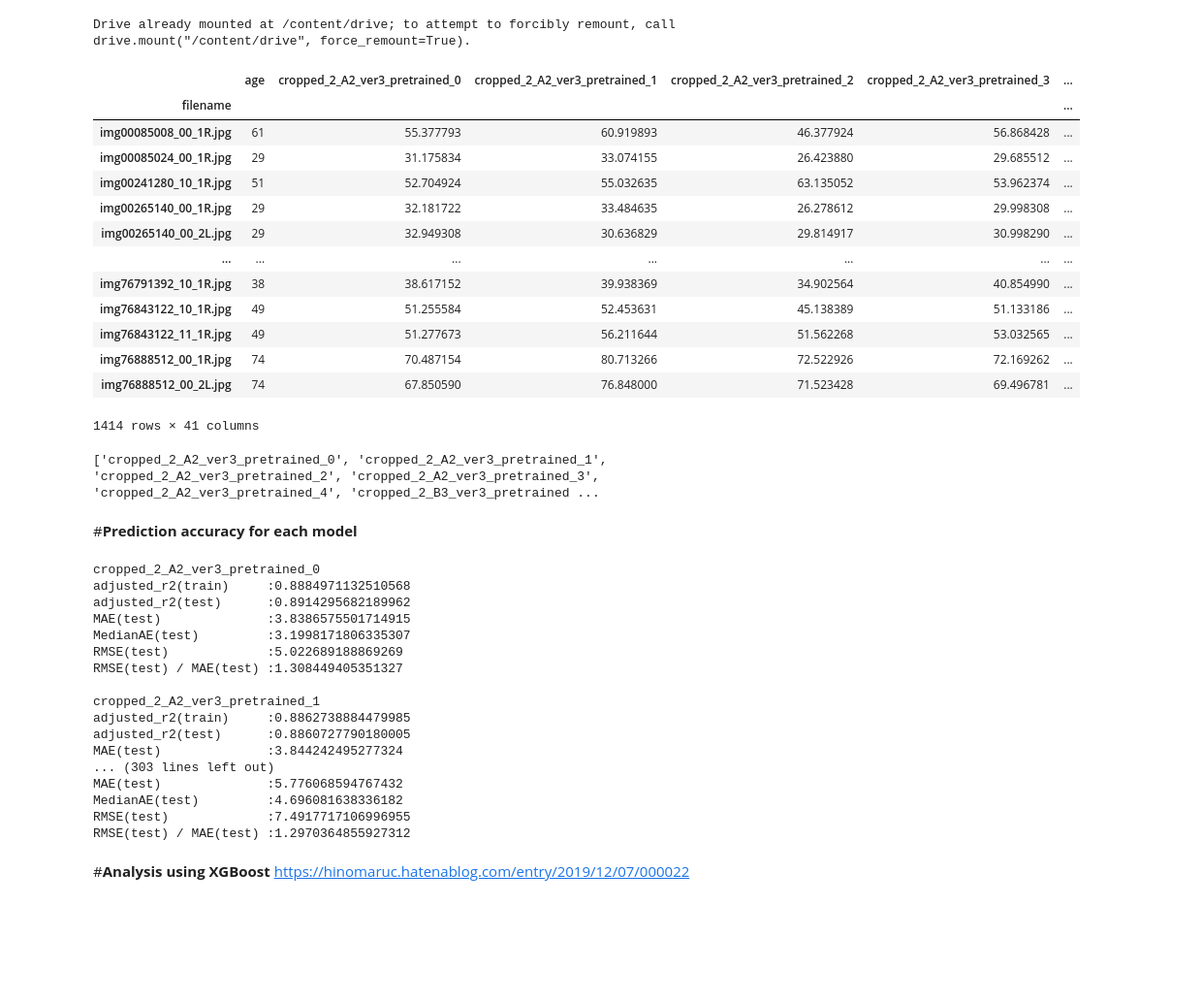
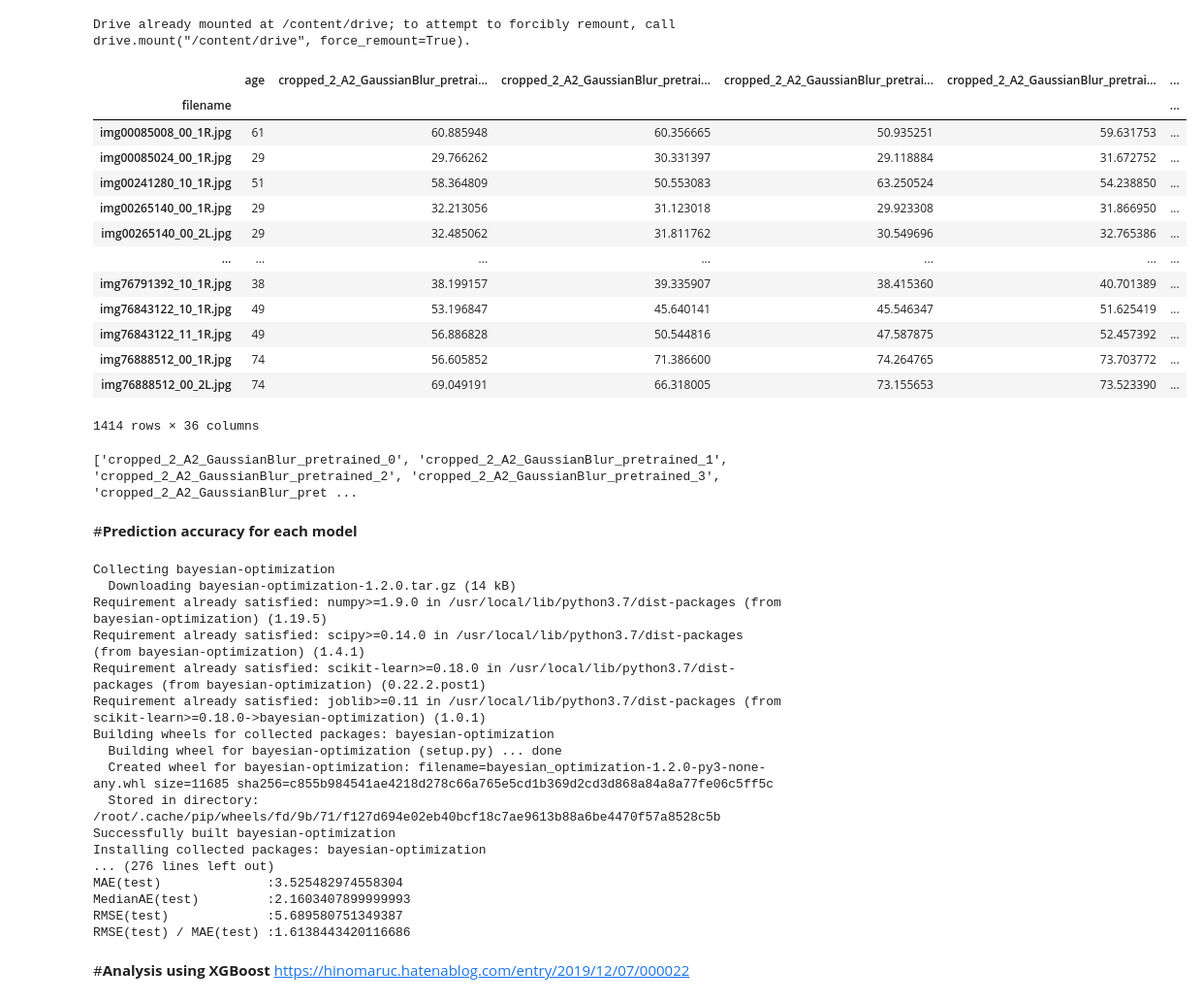
Before and after one commit to ykitaguchi77/FundusPhoto, a Jupyter notebook: RandomForest_and_XGBoost_1.2.ipynb, the cells around one changed output. Shown at 97% size. Saved outputs shown, nothing was run; the diff lists cells and outputs as text; code cells hidden in the pictures; blank space fills up the shorter version.

```diff
--- a/RandomForest_and_XGBoost_1.2.ipynb
+++ b/RandomForest_and_XGBoost_1.2.ipynb
@@ -9,25 +9,25 @@ Drive already mounted at /content/drive; to attempt to forcibly remount, call dr
 # %%
 import seaborn as sns
 import statsmodels.api as sm
 import pandas as pd
 
-df = pd.read_csv("/content/drive/MyDrive/Deep_learning/FundusPhoto/result_6.csv", index_col=0, sep=",")
+df = pd.read_csv("/content/drive/MyDrive/Deep_learning/FundusPhoto/result_5_GB.csv", index_col=0, sep=",")
 df
 # %% [output]
-|  | age | cropped_2_A2_ver3_pretrained_0 | cropped_2_A2_ver3_pretrained_1 | cropped_2_A2_ver3_pretrained_2 | cropped_2_A2_ver3_pretrained_3 | ... |
+|  | age | cropped_2_A2_GaussianBlur_pretrai... | cropped_2_A2_GaussianBlur_pretrai... | cropped_2_A2_GaussianBlur_pretrai... | cropped_2_A2_GaussianBlur_pretrai... | ... |
 | filename |  |  |  |  |  | ... |
-| img00085008_00_1R.jpg | 61 | 55.377793 | 60.919893 | 46.377924 | 56.868428 | ... |
-| img00085024_00_1R.jpg | 29 | 31.175834 | 33.074155 | 26.423880 | 29.685512 | ... |
-| img00241280_10_1R.jpg | 51 | 52.704924 | 55.032635 | 63.135052 | 53.962374 | ... |
-| img00265140_00_1R.jpg | 29 | 32.181722 | 33.484635 | 26.278612 | 29.998308 | ... |
-| img00265140_00_2L.jpg | 29 | 32.949308 | 30.636829 | 29.814917 | 30.998290 | ... |
+| img00085008_00_1R.jpg | 61 | 60.885948 | 60.356665 | 50.935251 | 59.631753 | ... |
+| img00085024_00_1R.jpg | 29 | 29.766262 | 30.331397 | 29.118884 | 31.672752 | ... |
+| img00241280_10_1R.jpg | 51 | 58.364809 | 50.553083 | 63.250524 | 54.238850 | ... |
+| img00265140_00_1R.jpg | 29 | 32.213056 | 31.123018 | 29.923308 | 31.866950 | ... |
+| img00265140_00_2L.jpg | 29 | 32.485062 | 31.811762 | 30.549696 | 32.765386 | ... |
 | ... | ... | ... | ... | ... | ... | ... |
-| img76791392_10_1R.jpg | 38 | 38.617152 | 39.938369 | 34.902564 | 40.854990 | ... |
-| img76843122_10_1R.jpg | 49 | 51.255584 | 52.453631 | 45.138389 | 51.133186 | ... |
-| img76843122_11_1R.jpg | 49 | 51.277673 | 56.211644 | 51.562268 | 53.032565 | ... |
-| img76888512_00_1R.jpg | 74 | 70.487154 | 80.713266 | 72.522926 | 72.169262 | ... |
-| img76888512_00_2L.jpg | 74 | 67.850590 | 76.848000 | 71.523428 | 69.496781 | ... |
+| img76791392_10_1R.jpg | 38 | 38.199157 | 39.335907 | 38.415360 | 40.701389 | ... |
+| img76843122_10_1R.jpg | 49 | 53.196847 | 45.640141 | 45.546347 | 51.625419 | ... |
+| img76843122_11_1R.jpg | 49 | 56.886828 | 50.544816 | 47.587875 | 52.457392 | ... |
+| img76888512_00_1R.jpg | 74 | 56.605852 | 71.386600 | 74.264765 | 73.703772 | ... |
+| img76888512_00_2L.jpg | 74 | 69.049191 | 66.318005 | 73.155653 | 73.523390 | ... |
-1414 rows × 41 columns
+1414 rows × 36 columns
 # %%
 import seaborn as sns
 import statsmodels.api as sm
@@ -69,7 +69,7 @@ Y_train = train["age"]
 X_test = test[FEATURE_COLS]
 Y_test = test["age"]
 # %% [output]
-['cropped_2_A2_ver3_pretrained_0', 'cropped_2_A2_ver3_pretrained_1', 'cropped_2_A2_ver3_pretrained_2', 'cropped_2_A2_ver3_pretrained_3', 'cropped_2_A2_ver3_pretrained_4', 'cropped_2_B3_ver3_pretrained ...
+['cropped_2_A2_GaussianBlur_pretrained_0', 'cropped_2_A2_GaussianBlur_pretrained_1', 'cropped_2_A2_GaussianBlur_pretrained_2', 'cropped_2_A2_GaussianBlur_pretrained_3', 'cropped_2_A2_GaussianBlur_pret ...
 # %% [markdown]
 #**Prediction accuracy for each model**
 # %%
@@ -81,6 +81,9 @@ import numpy as np
 from sklearn.model_selection import StratifiedKFold
 from sklearn.model_selection import KFold
 import sklearn;
+
+!pip install bayesian-optimization
+from bayes_opt import BayesianOptimization
 
 
 #　　精度確認
@@ -129,23 +132,23 @@ Y_train = train["age"]
 X_test = test[FEATURE_COLS]
 Y_test = test["age"]
 # %% [output]
-cropped_2_A2_ver3_pretrained_0
-adjusted_r2(train)     :0.8884971132510568
-adjusted_r2(test)      :0.8914295682189962
-MAE(test)              :3.8386575501714915
-MedianAE(test)         :3.1998171806335307
-RMSE(test)             :5.022689188869269
-RMSE(test) / MAE(test) :1.308449405351327
-
-cropped_2_A2_ver3_pretrained_1
-adjusted_r2(train)     :0.8862738884479985
-adjusted_r2(test)      :0.8860727790180005
-MAE(test)              :3.844242495277324
-... (303 lines left out)
-MAE(test)              :5.776068594767432
-MedianAE(test)         :4.696081638336182
-RMSE(test)             :7.4917717106996955
-RMSE(test) / MAE(test) :1.2970364855927312
+Collecting bayesian-optimization
+  Downloading bayesian-optimization-1.2.0.tar.gz (14 kB)
+Requirement already satisfied: numpy>=1.9.0 in /usr/local/lib/python3.7/dist-packages (from bayesian-optimization) (1.19.5)
+Requirement already satisfied: scipy>=0.14.0 in /usr/local/lib/python3.7/dist-packages (from bayesian-optimization) (1.4.1)
+Requirement already satisfied: scikit-learn>=0.18.0 in /usr/local/lib/python3.7/dist-packages (from bayesian-optimization) (0.22.2.post1)
+Requirement already satisfied: joblib>=0.11 in /usr/local/lib/python3.7/dist-packages (from scikit-learn>=0.18.0->bayesian-optimization) (1.0.1)
+Building wheels for collected packages: bayesian-optimization
+  Building wheel for bayesian-optimization (setup.py) ... done
+  Created wheel for bayesian-optimization: filename=bayesian_optimization-1.2.0-py3-none-any.whl size=11685 sha256=c855b984541ae4218d278c66a765e5cd1b369d2cd3d868a84a8a77fe06c5ff5c
+  Stored in directory: /root/.cache/pip/wheels/fd/9b/71/f127d694e02eb40bcf18c7ae9613b88a6be4470f57a8528c5b
+Successfully built bayesian-optimization
+Installing collected packages: bayesian-optimization
+... (276 lines left out)
+MAE(test)              :3.525482974558304
+MedianAE(test)         :2.1603407899999993
+RMSE(test)             :5.689580751349387
+RMSE(test) / MAE(test) :1.6138443420116686
 # %% [markdown]
 #**Analysis using XGBoost**
 https://hinomaruc.hatenablog.com/entry/2019/12/07/000022
```
Also changed, not shown: parts of 15 cells of this notebook.
